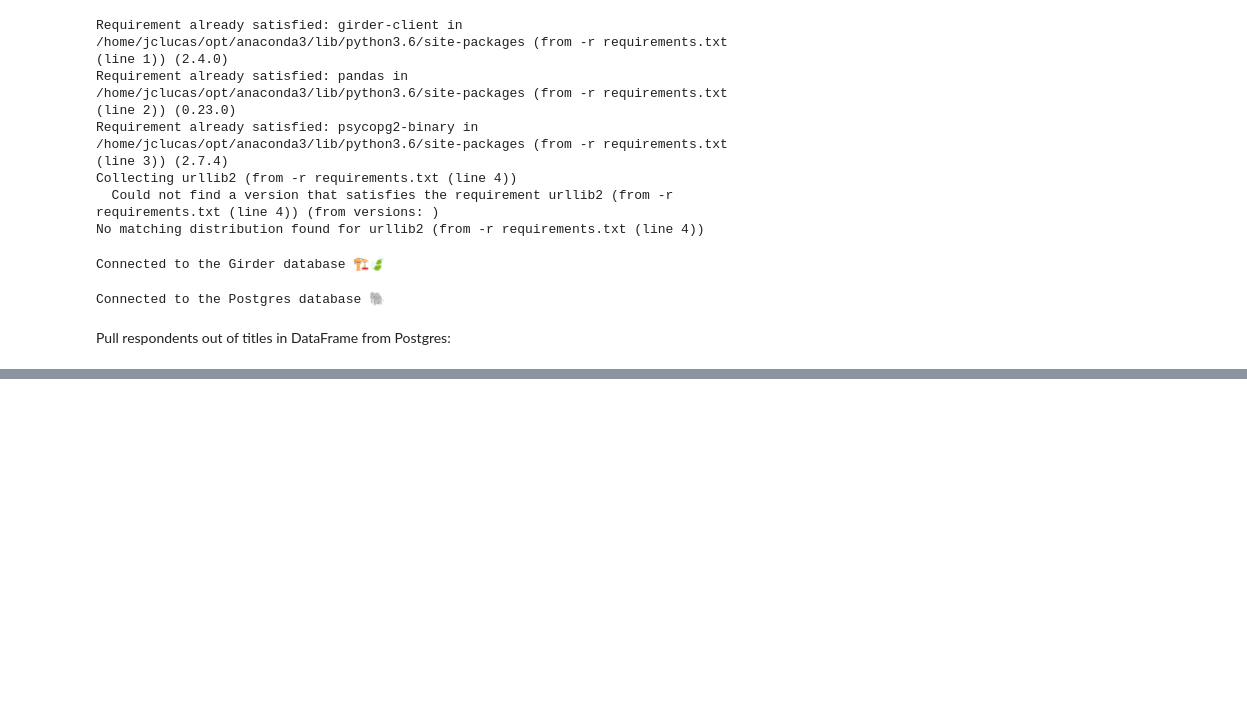
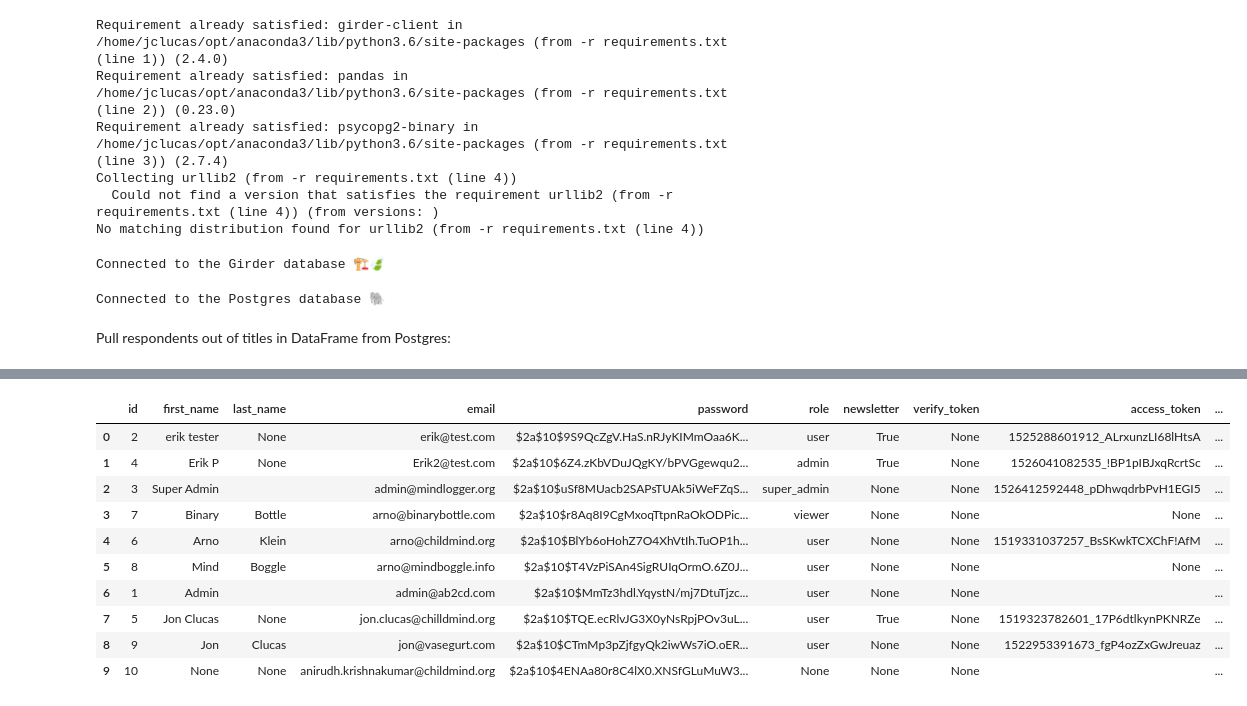
Before and after one commit to ChildMindInstitute/mindlogger-backend, a Jupyter notebook: postgres_to_girder/port.ipynb, the cells around one changed output, grey strips where cells are left out. Cells and saved outputs as stored; diff of their text form; code cells hidden in the pictures; blank space fills up the shorter version.

Commit message:
:sparkles: :leaves: Get User ID by email
Ref #32

```diff
--- a/postgres_to_girder/port.ipynb
+++ b/postgres_to_girder/port.ipynb
@@ -360,3 +339,17 @@ for i, activity in enumerate(
                 ])
             }
         )
+# %%
+users
+# %% [output]
+|  | id | first_name | last_name | email | password | role | newsletter | verify_token | access_token | ... |
+| 0 | 2 | erik tester | None | erik@test.com | $2a$10$9S9QcZgV.HaS.nRJyKIMmOaa6K... | user | True | None | 1525288601912_ALrxunzLI68lHtsA | ... |
+| 1 | 4 | Erik P | None | Erik2@test.com | $2a$10$6Z4.zKbVDuJQgKY/bPVGgewqu2... | admin | True | None | 1526041082535_!BP1pIBJxqRcrtSc | ... |
+| 2 | 3 | Super Admin |  | admin@mindlogger.org | $2a$10$uSf8MUacb2SAPsTUAk5iWeFZqS... | super_admin | None | None | 1526412592448_pDhwqdrbPvH1EGI5 | ... |
+| 3 | 7 | Binary | Bottle | arno@binarybottle.com | $2a$10$r8Aq8I9CgMxoqTtpnRaOkODPic... | viewer | None | None | None | ... |
+| 4 | 6 | Arno | Klein | arno@childmind.org | $2a$10$BlYb6oHohZ7O4XhVtIh.TuOP1h... | user | None | None | 1519331037257_BsSKwkTCXChF!AfM | ... |
+| 5 | 8 | Mind | Boggle | arno@mindboggle.info | $2a$10$T4VzPiSAn4SigRUIqOrmO.6Z0J... | user | None | None | None | ... |
+| 6 | 1 | Admin |  | admin@ab2cd.com | $2a$10$MmTz3hdl.YqystN/mj7DtuTjzc... | user | None | None |  | ... |
+| 7 | 5 | Jon Clucas | None | jon.clucas@chilldmind.org | $2a$10$TQE.ecRlvJG3X0yNsRpjPOv3uL... | user | True | None | 1519323782601_17P6dtlkynPKNRZe | ... |
+| 8 | 9 | Jon | Clucas | jon@vasegurt.com | $2a$10$CTmMp3pZjfgyQk2iwWs7iO.oER... | user | None | None | 1522953391673_fgP4ozZxGwJreuaz | ... |
+| 9 | 10 | None | None | anirudh.krishnakumar@childmind.org | $2a$10$4ENAa80r8C4lX0.XNSfGLuMuW3... | None | None | None |  | ... |
```
Also changed, not shown: parts of 2 cells of this notebook, 2 other files.
